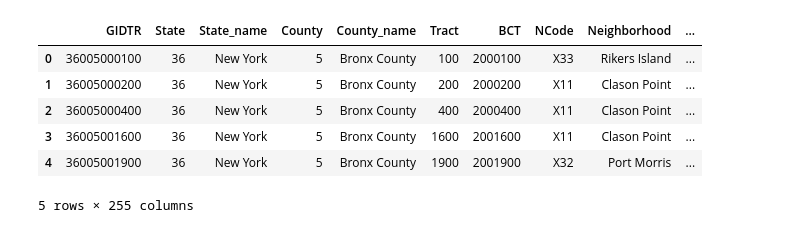
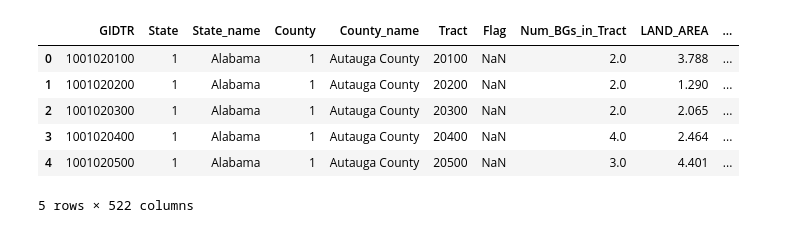
Before and after one commit to rohanp/apma_seminar, a Jupyter notebook: Exploratory.ipynb, the cells around one changed output. Drawn from its saved outputs; the diff is of its cells as text; code cells hidden in the pictures.

```diff
--- a/Exploratory.ipynb
+++ b/Exploratory.ipynb
@@ -10,13 +11,13 @@ import numpy as np
 from matplotlib import pyplot as plt
 %matplotlib inline
 # %%
-df = pd.read_csv('planning_database_NYC_tracts.csv')
+df = pd.read_csv('pdb2019trv3_us.csv', encoding='latin-1')
 df.head()
 # %% [output]
-|  | GIDTR | State | State_name | County | County_name | Tract | BCT | NCode | Neighborhood | ... |
-| 0 | 36005000100 | 36 | New York | 5 | Bronx County | 100 | 2000100 | X33 | Rikers Island | ... |
-| 1 | 36005000200 | 36 | New York | 5 | Bronx County | 200 | 2000200 | X11 | Clason Point | ... |
-| 2 | 36005000400 | 36 | New York | 5 | Bronx County | 400 | 2000400 | X11 | Clason Point | ... |
-| 3 | 36005001600 | 36 | New York | 5 | Bronx County | 1600 | 2001600 | X11 | Clason Point | ... |
-| 4 | 36005001900 | 36 | New York | 5 | Bronx County | 1900 | 2001900 | X32 | Port Morris | ... |
+|  | GIDTR | State | State_name | County | County_name | Tract | Flag | Num_BGs_in_Tract | LAND_AREA | ... |
+| 0 | 1001020100 | 1 | Alabama | 1 | Autauga County | 20100 | NaN | 2.0 | 3.788 | ... |
+| 1 | 1001020200 | 1 | Alabama | 1 | Autauga County | 20200 | NaN | 2.0 | 1.290 | ... |
+| 2 | 1001020300 | 1 | Alabama | 1 | Autauga County | 20300 | NaN | 2.0 | 2.065 | ... |
+| 3 | 1001020400 | 1 | Alabama | 1 | Autauga County | 20400 | NaN | 4.0 | 2.464 | ... |
+| 4 | 1001020500 | 1 | Alabama | 1 | Autauga County | 20500 | NaN | 3.0 | 4.401 | ... |
-5 rows × 255 columns
+5 rows × 522 columns
```
Also changed, not shown: parts of 22 cells of this notebook.
